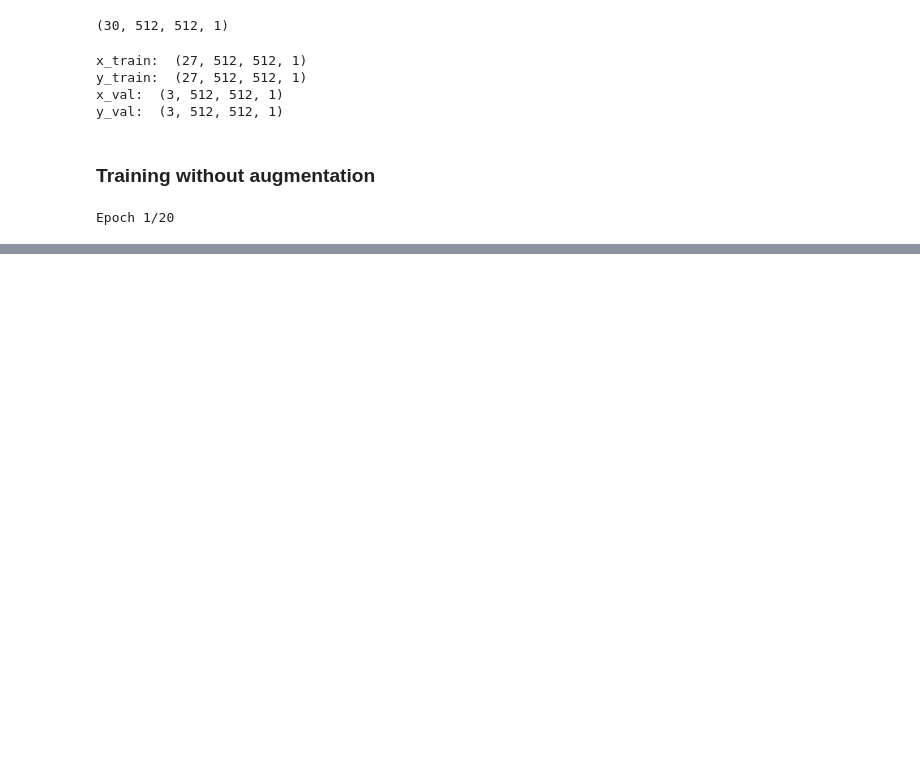
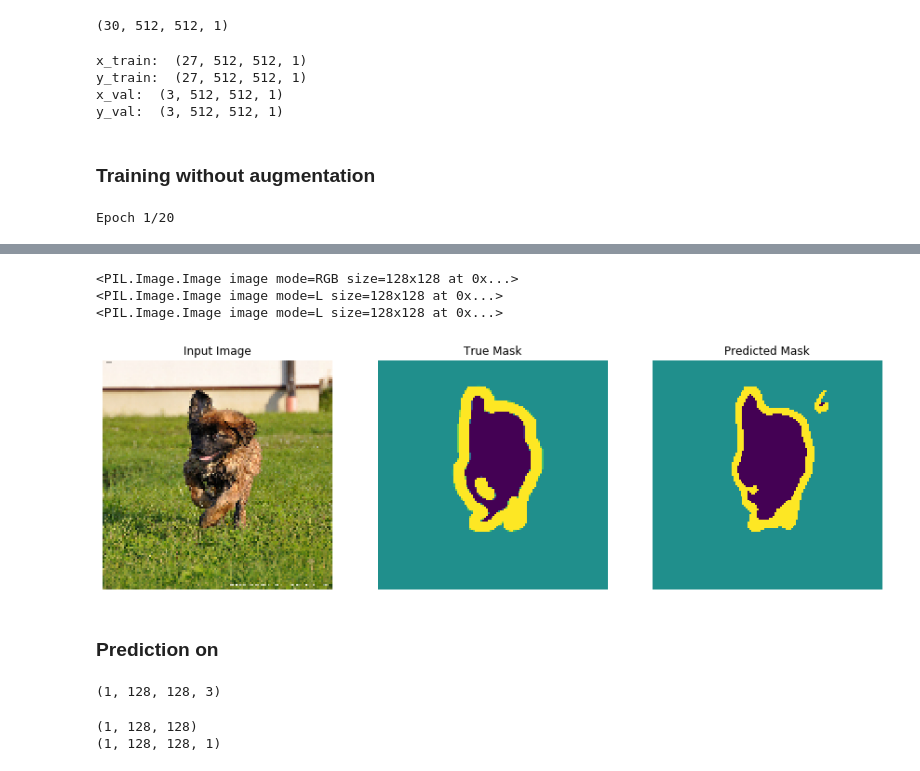
Before and after one commit to surajkarki66/Image-Segmentation-Deep-Learning, a Jupyter notebook: U-Net/res-Unet.ipynb, the cells around one changed output, grey strips where cells are left out. Drawn from its saved outputs; the diff is of its cells as text; code cells hidden in the pictures; blank space fills up the shorter version.

```diff
--- a/U-Net/res-Unet.ipynb
+++ b/U-Net/res-Unet.ipynb
@@ -334,0 +359,40 @@ Epoch 1/20
+# %%
+test_dataset = test.batch(BATCH_SIZE)
+# %%
+def display(display_list):
+  plt.figure(figsize=(15, 15))
+
+  title = ['Input Image', 'True Mask', 'Predicted Mask']
+
+  for i in range(len(display_list)):
+    plt.subplot(1, len(display_list), i+1)
+    plt.title(title[i])
+    #print(tf.keras.preprocessing.image.array_to_img(display_list[i]))
+    plt.imshow(tf.keras.preprocessing.image.array_to_img(display_list[i]))
+    plt.axis('off')
+  plt.show()
+# %%
+def create_mask(pred_mask):
+  pred_mask = tf.argmax(pred_mask, axis=-1)
+  print(pred_mask.shape)
+  pred_mask = pred_mask[..., tf.newaxis]
+  print(pred_mask.shape)
+  return pred_mask[0]
+# %%
+def show_predictions(dataset=None, num=1):
+  if dataset:
+    for image, mask in dataset.take(num):
+      pred_mask = model.predict(image)
+      display([image[0], mask[0], create_mask(pred_mask)])
+  else:
+    display([sample_image, sample_mask,
+             create_mask(model.predict(sample_image[tf.newaxis, ...]))])
+# %%
+show_predictions(test_dataset, 1)
+# %% [output]
+<PIL.Image.Image image mode=RGB size=128x128 at 0x...>
+<PIL.Image.Image image mode=L size=128x128 at 0x...>
+<PIL.Image.Image image mode=L size=128x128 at 0x...>
+[figure, added]
+# %% [markdown]
+### Prediction on
@@ -334,0 +410,4 @@ Epoch 1/20
+# %%
+print(input_image.shape)
+# %% [output]
+(1, 128, 128, 3)
@@ -334,0 +416,5 @@ Epoch 1/20
+# %%
+pred_mask = create_mask(pred)
+# %% [output]
+(1, 128, 128)
+(1, 128, 128, 1)
```
Also changed, not shown: parts of 16 cells of this notebook, 4 other files.
